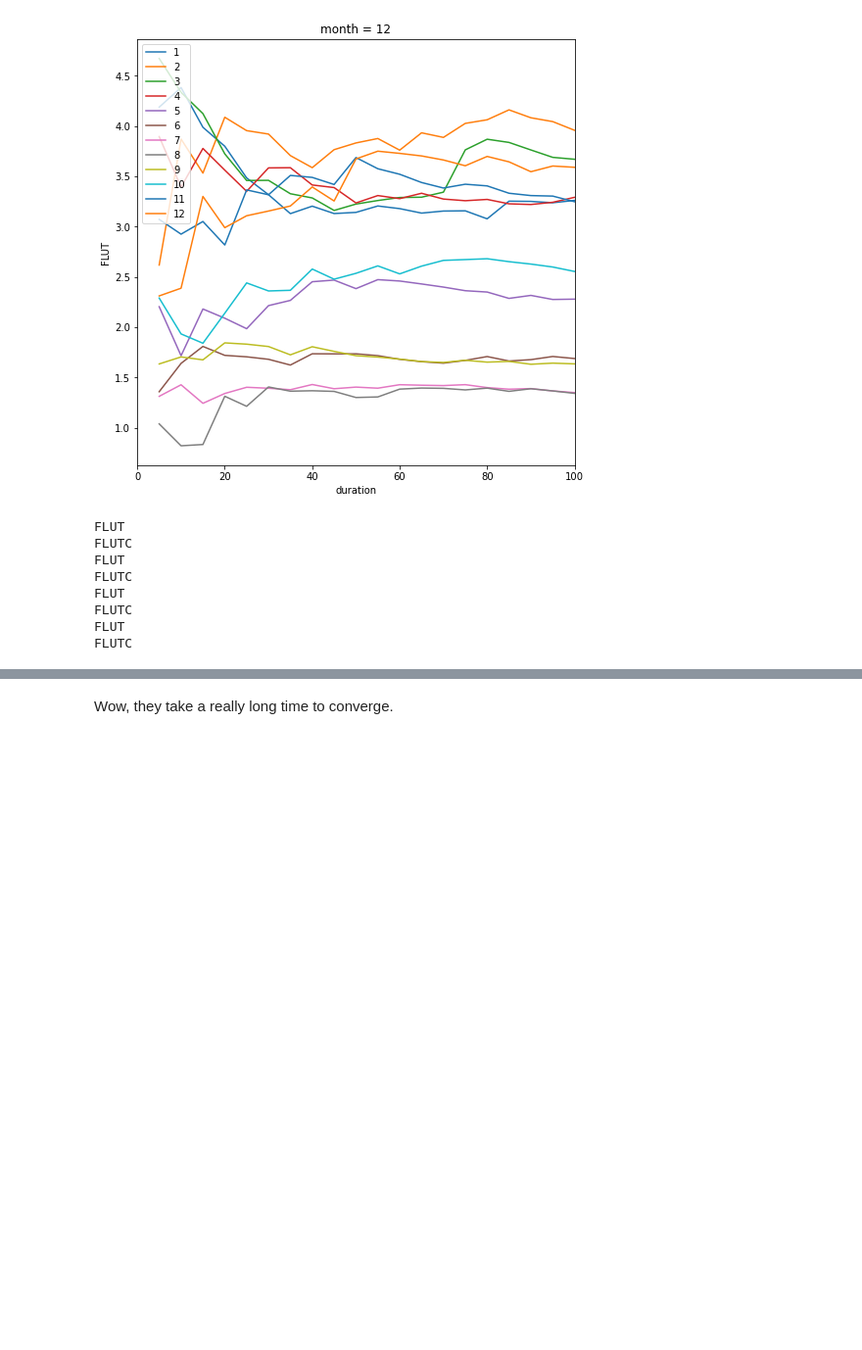
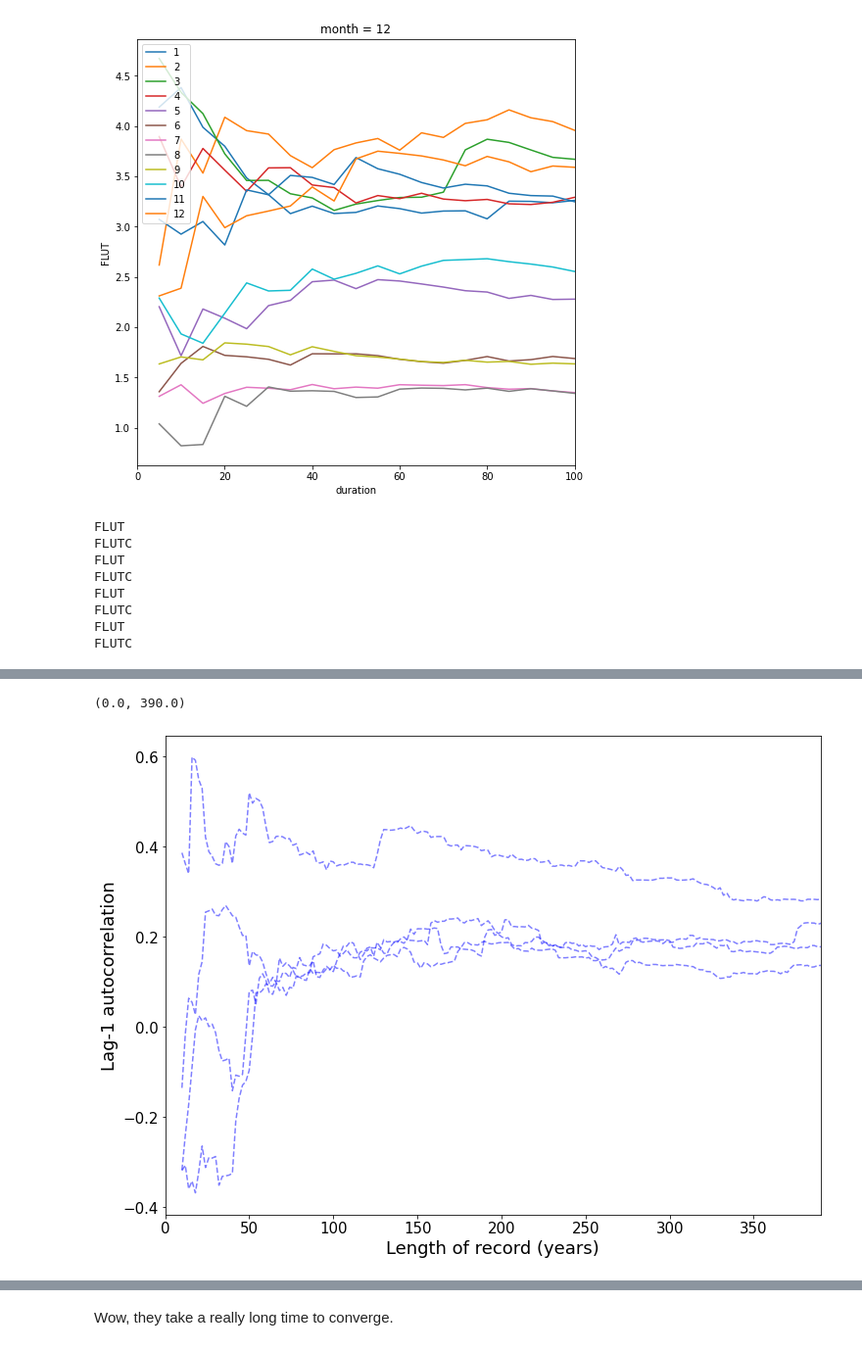
Before and after one commit to jshaw35/spectral_ice, a Jupyter notebook: trend_uncertainty/IRSfig_estimatingvariability.ipynb, the cells around one changed output, grey strips where cells are left out. Shown at 98% size. Saved outputs shown, nothing was run; the diff lists cells and outputs as text; code cells hidden in the pictures; blank space fills up the shorter version.

```diff
--- a/trend_uncertainty/IRSfig_estimatingvariability.ipynb
+++ b/trend_uncertainty/IRSfig_estimatingvariability.ipynb
@@ -474,8 +474,3 @@ FLUT
 FLUTC
 FLUT
 FLUTC
-# %%
-for _run in lag1s_ann_allruns2.run:
-    _run_data = lag1s_ann_allruns2['FLUT'].sel(run=_run)
-
-    plt.plot(_run_data.duration,_run_data,color='blue',linestyle='dashed',alpha=0.5)
@@ -483,0 +508,17 @@ for _run in lag1s_ann_allruns2.run:
+# %%
+tau_fig,tau_ax = plt.subplots(1,1,figsize=(12,9))
+
+for _run in lag1s_ann_allruns2.run:
+
+    _run_data = lag1s_ann_allruns2['FLUT'].sel(run=_run)
+
+    tau_ax.plot(_run_data.duration,_run_data,color='blue',linestyle='dashed',alpha=0.5)
+
+tau_ax.set_xlabel('Length of record (years)',fontsize=18)
+tau_ax.set_ylabel('Lag-1 autocorrelation',fontsize=18)
+tau_ax.tick_params(axis='both', labelsize=15)
+
+tau_ax.set_xlim(0,390)
+# %% [output]
+(0.0, 390.0)
+[figure, added]
```
Also changed, not shown: parts of 5 cells of this notebook.
